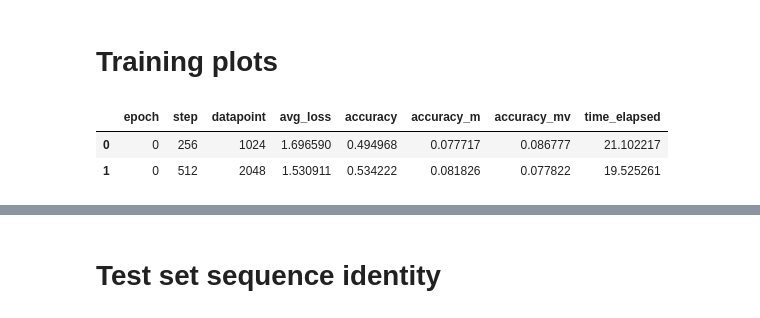
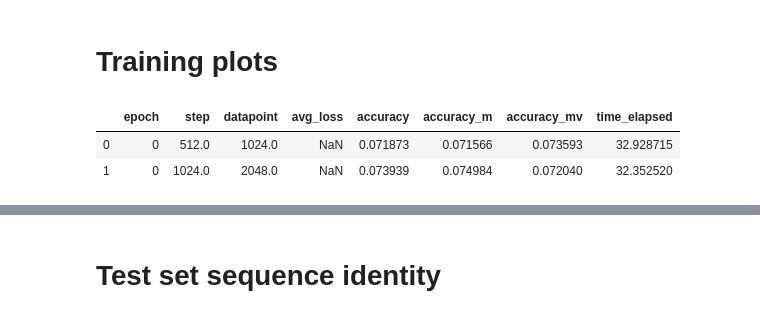
Before and after one commit to ostrokach/proteinsolver, a Jupyter notebook: notebooks/protein_analysis.ipynb, the cells around one changed output, grey strips where cells are left out. Saved outputs shown, nothing was run; the diff lists cells and outputs as text; code cells hidden in the pictures.

```diff
--- a/notebooks/protein_analysis.ipynb
+++ b/notebooks/protein_analysis.ipynb
@@ -293,11 +276,11 @@ def get_data_x(data, frac_present):
 # %%
 training_logs = {}
 # %%
-training_logs["protein_4xEdgeConv_bs4"] = pd.read_csv("protein_4xEdgeConv_bs4/training.log")
+training_logs["protein_4xEdgeConv_bs4"] = pd.read_csv("protein_4xEdgeConv_bs4/training.log", skiprows=1)
 training_logs["protein_4xEdgeConv_bs4"].head(2)
 # %% [output]
 |  | epoch | step | datapoint | avg_loss | accuracy | accuracy_m | accuracy_mv | time_elapsed |
-| 0 | 0 | 256 | 1024 | 1.696590 | 0.494968 | 0.077717 | 0.086777 | 21.102217 |
-| 1 | 0 | 512 | 2048 | 1.530911 | 0.534222 | 0.081826 | 0.077822 | 19.525261 |
+| 0 | 0 | 512.0 | 1024.0 | NaN | 0.071873 | 0.071566 | 0.073593 | 32.928715 |
+| 1 | 0 | 1024.0 | 2048.0 | NaN | 0.073939 | 0.074984 | 0.072040 | 32.352520 |
 # %%
 plt.style.available
```
Also changed, not shown: parts of 24 cells of this notebook, 4 other files.
